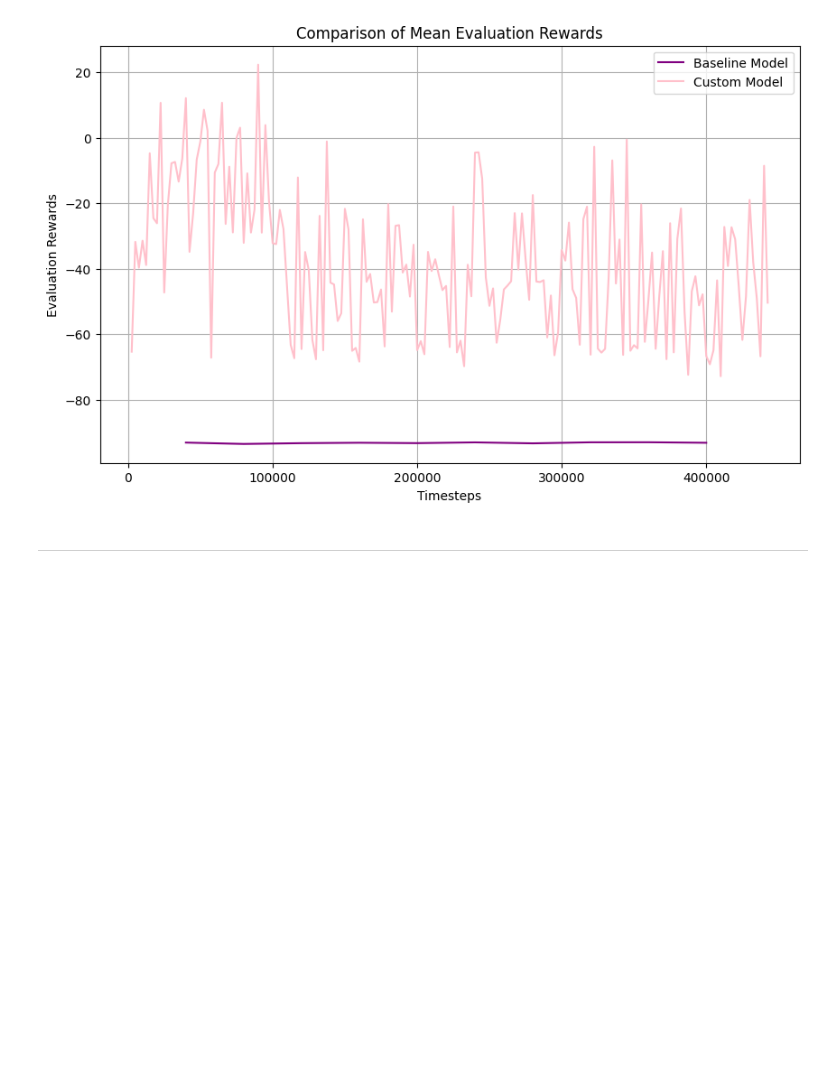
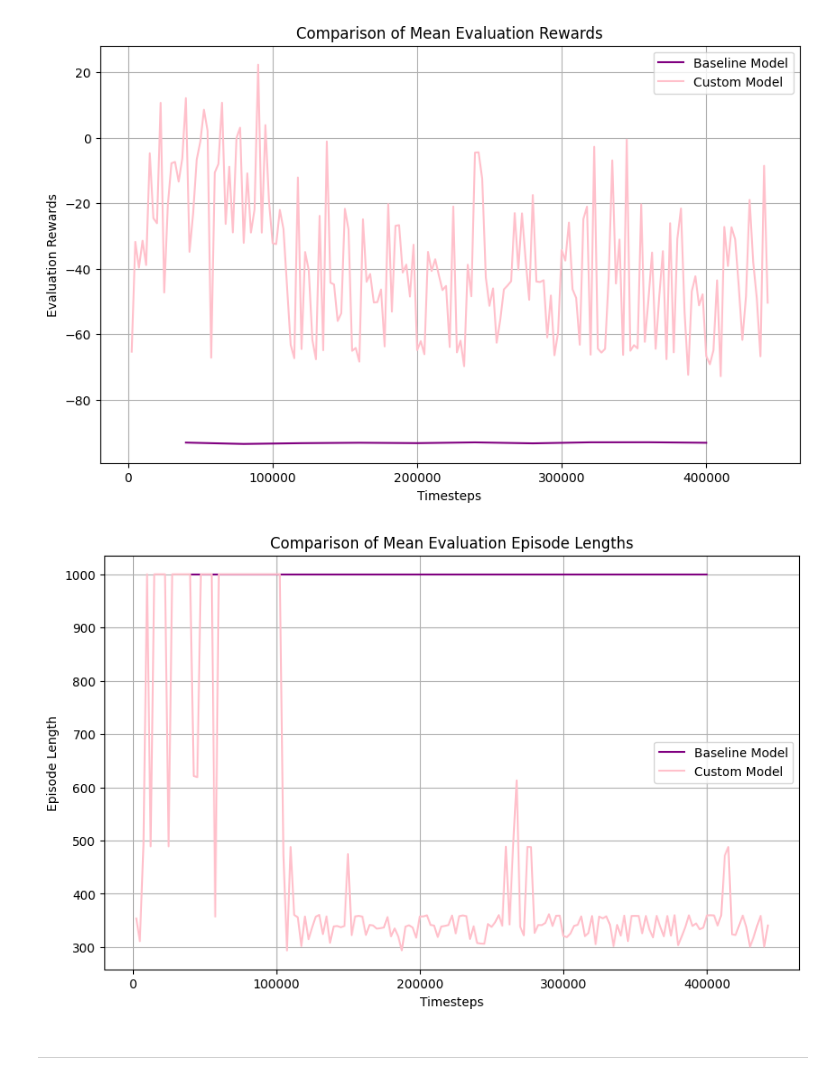
Before and after one commit to inesamorim/reinforcement-learning-with-gymnasium, a Jupyter notebook: main.ipynb, the cells around one changed output. Drawn from its saved outputs; the diff is of its cells as text; code cells hidden in the pictures; blank space fills up the shorter version.

```diff
--- a/main.ipynb
+++ b/main.ipynb
@@ -679,6 +679,10 @@ compare_episode_lengths(timesteps_baseline_ppo, timesteps_custom_ppo, ep_lengths
 compare_rewards(timesteps_baseline_ppo, timesteps_baseline_dqn, results_baseline_ppo, results_baseline_dqn)
 # %% [output]
 [figure]
+# %%
+compare_episode_lengths(timesteps_baseline_ppo, timesteps_baseline_dqn, ep_lengths_baseline_ppo, ep_lengths_baseline_dqn)
+# %% [output]
+[figure, added]
 # %% [markdown]
 ---
 # %% [markdown]
```
Also changed, not shown: 1 other file.
